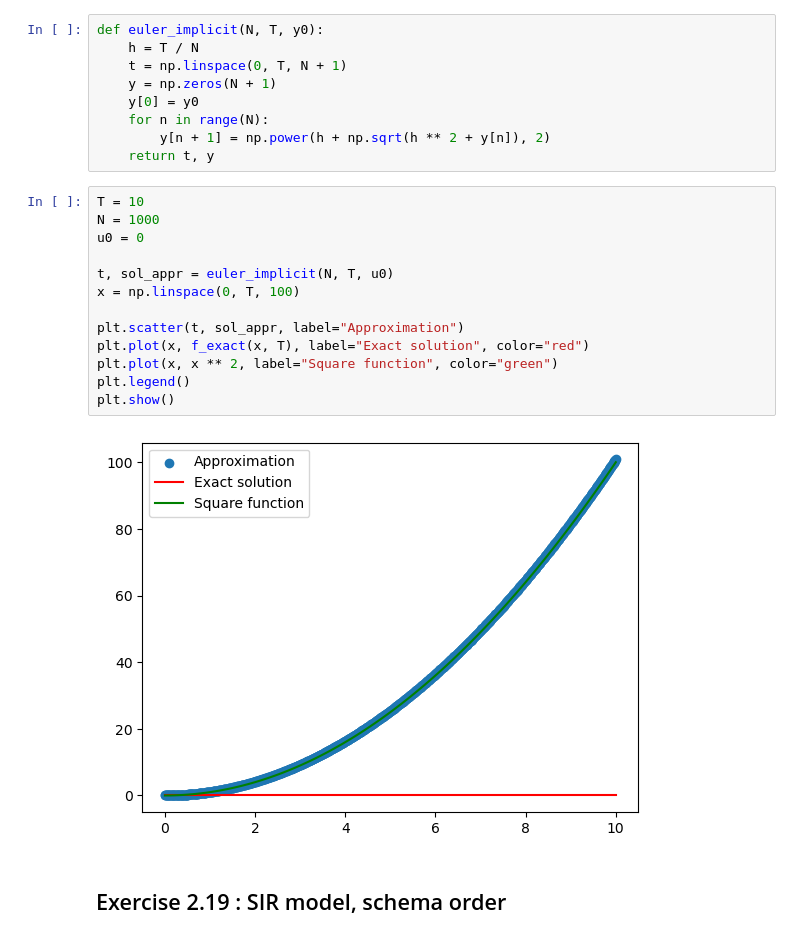
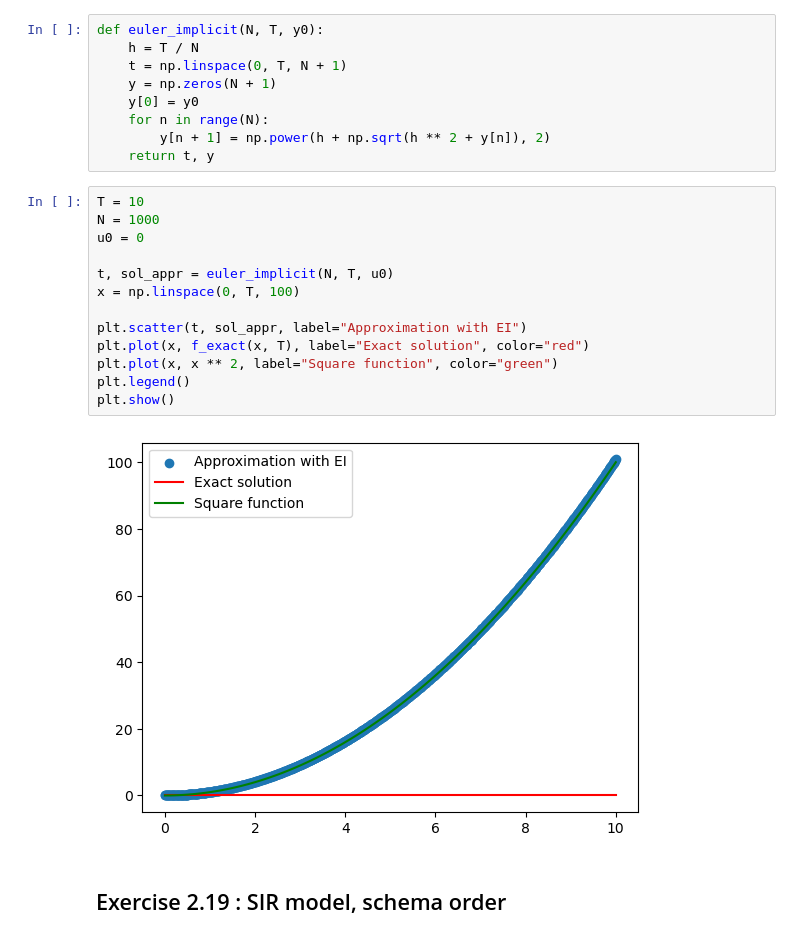
Before and after one commit to ArthurDanjou/ArtStudies, a Jupyter notebook: M1/Numerical Methods/TP1.ipynb, the cells around one changed output. Cells and saved outputs as stored; diff of their text form.

```diff
--- a/M1/Numerical Methods/TP1.ipynb
+++ b/M1/Numerical Methods/TP1.ipynb
@@ -46,18 +46,18 @@ def euler_implicit(N, T, y0):
 # %%
 T = 10
 N = 1000
 u0 = 0
 
 t, sol_appr = euler_implicit(N, T, u0)
 x = np.linspace(0, T, 100)
 
-plt.scatter(t, sol_appr, label="Approximation")
+plt.scatter(t, sol_appr, label="Approximation with EI")
 plt.plot(x, f_exact(x, T), label="Exact solution", color="red")
 plt.plot(x, x ** 2, label="Square function", color="green")
 plt.legend()
 plt.show()
 # %% [output]
-[figure, old version]
+[figure, new version]
 # %% [markdown]
 ## Exercise 2.19 : SIR model, schema order
 # %%
```
Also changed, not shown: parts of 1 cell of this notebook.
